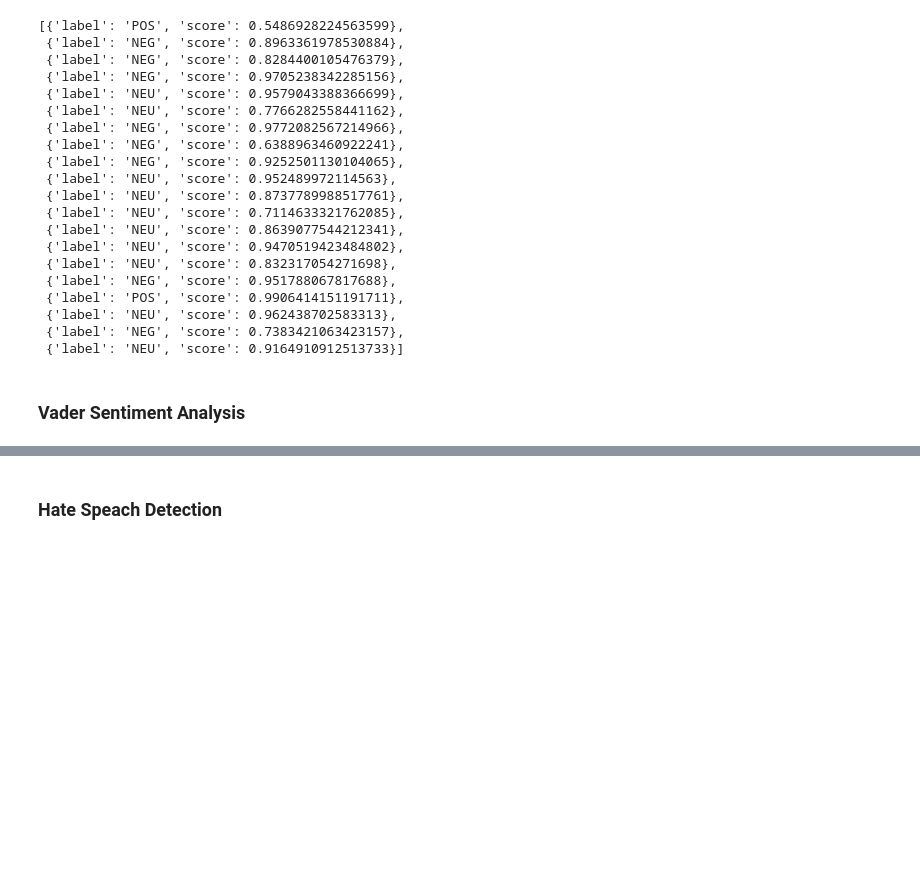
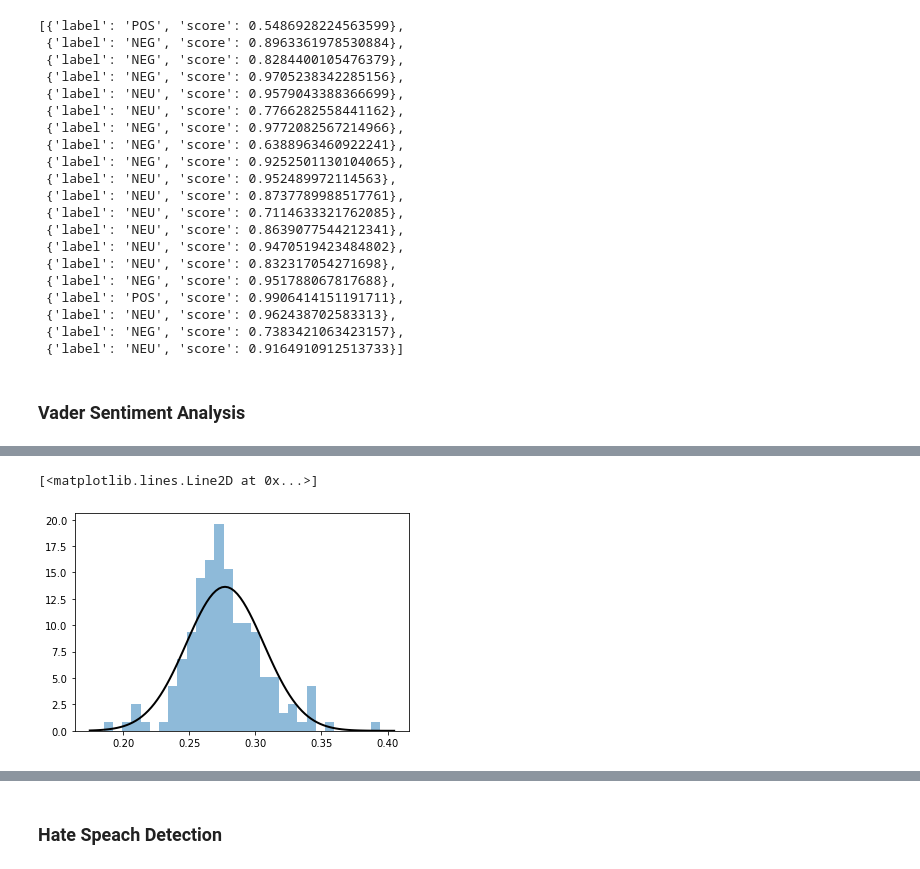
Before and after one commit to mdeppner/lgbtq-twitter-analysis, a Jupyter notebook: lgbtq_tweet_analysis.ipynb, the cells around one changed output, grey strips where cells are left out. Saved outputs shown, nothing was run; the diff lists cells and outputs as text; code cells hidden in the pictures; blank space fills up the shorter version.

```diff
--- a/lgbtq_tweet_analysis.ipynb
+++ b/lgbtq_tweet_analysis.ipynb
@@ -906,9 +686,0 @@ len(startdates_all)
-# %%
-from scipy.stats import norm
-plt.hist(negative_per_day_frac, bins = 30, density=True,alpha=0.5)
-
-mu, std = norm.fit(neg_frac_all)
-xmin, xmax = plt.xlim()
-x = np.linspace(xmin, xmax, 100)
-p = norm.pdf(x, mu, std)
-plt.plot(x, p, 'k', linewidth=2)
@@ -928,0 +905,14 @@ print(p)
+# %%
+# Distribution of all values
+neg_frac_no_outliers = neg_frac_all[neg_frac_all <= 0.4]
+
+plt.hist(neg_frac_no_outliers, bins = 30, density=True,alpha=0.5)
+
+mu, std = norm.fit(neg_frac_no_outliers)
+xmin, xmax = plt.xlim()
+x = np.linspace(xmin, xmax, 100)
+p = norm.pdf(x, mu, std)
+plt.plot(x, p, 'k', linewidth=2)
+# %% [output]
+[<matplotlib.lines.Line2D at 0x...>]
+[figure, added]
```
Also changed, not shown: parts of 40 cells of this notebook.
